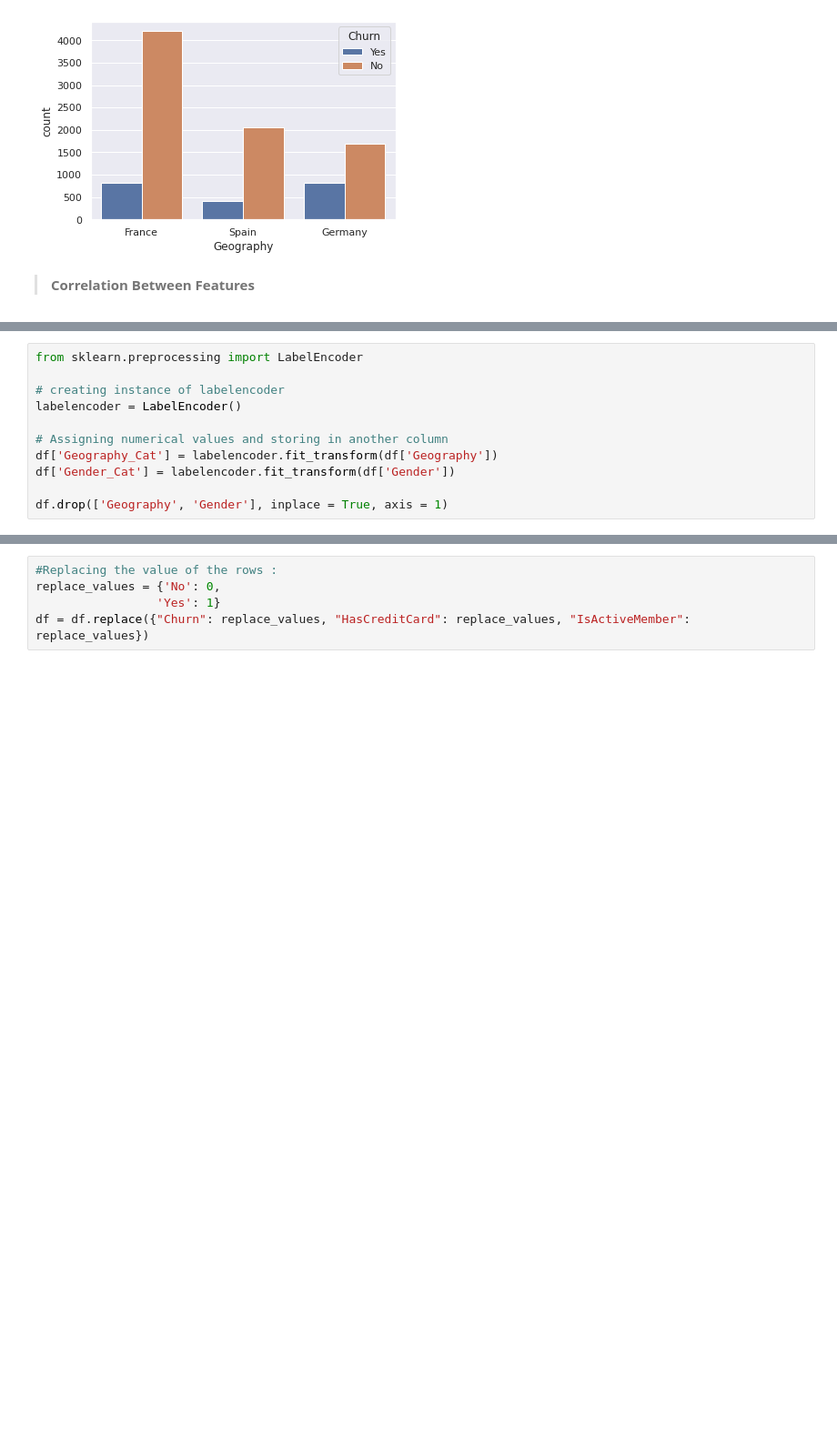
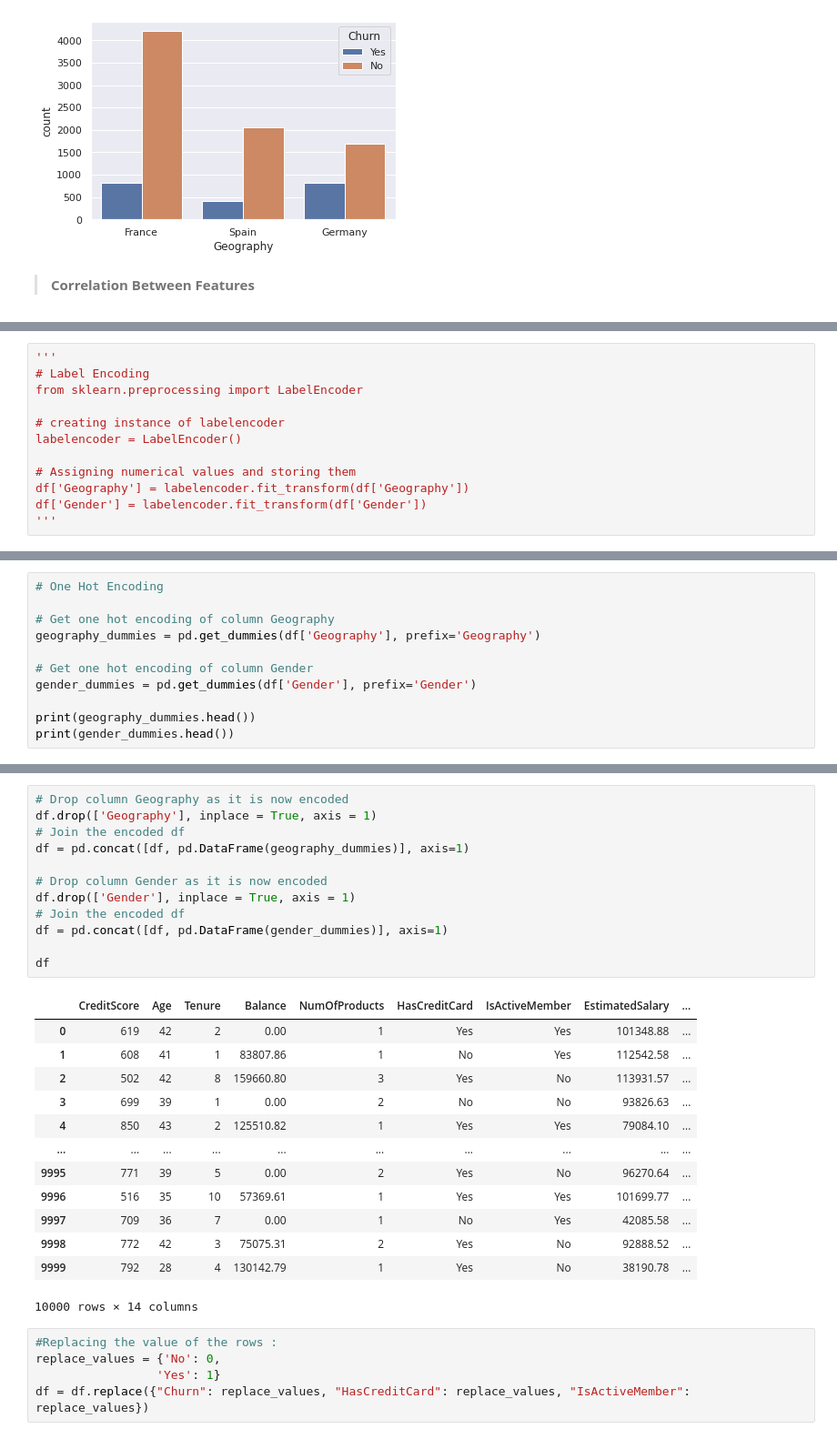
Before and after one commit to HoudaELB/Churn-Prediction-with-ML, a Jupyter notebook: Churn_Prediction.ipynb, the cells around one changed output, grey strips where cells are left out. Shown: that part at 91% size. Drawn from its saved outputs; the diff is of its cells as text; blank space fills up the shorter version.

Commit message:
One Hot Encoding + Model Selection

```diff
--- a/Churn_Prediction.ipynb
+++ b/Churn_Prediction.ipynb
@@ -231,11 +231,12 @@ sns.heatmap(df_corr.corr(), annot=True)
 # %%
+'''
+# Label Encoding
 from sklearn.preprocessing import LabelEncoder
 
 # creating instance of labelencoder
 labelencoder = LabelEncoder()
 
-# Assigning numerical values and storing in another column
-df['Geography_Cat'] = labelencoder.fit_transform(df['Geography'])
-df['Gender_Cat'] = labelencoder.fit_transform(df['Gender'])
-
-df.drop(['Geography', 'Gender'], inplace = True, axis = 1)
+# Assigning numerical values and storing them
+df['Geography'] = labelencoder.fit_transform(df['Geography'])
+df['Gender'] = labelencoder.fit_transform(df['Gender'])
+'''
@@ -241,0 +254,11 @@ df.drop(['Geography', 'Gender'], inplace = True, axis = 1)
+# %%
+# One Hot Encoding
+
+# Get one hot encoding of column Geography
+geography_dummies = pd.get_dummies(df['Geography'], prefix='Geography')
+
+# Get one hot encoding of column Gender
+gender_dummies = pd.get_dummies(df['Gender'], prefix='Gender')
+
+print(geography_dummies.head())
+print(gender_dummies.head())
@@ -242,3 +278,29 @@ df.drop(['Geography', 'Gender'], inplace = True, axis = 1)
+# %%
+# Drop column Geography as it is now encoded
+df.drop(['Geography'], inplace = True, axis = 1)
+# Join the encoded df
+df = pd.concat([df, pd.DataFrame(geography_dummies)], axis=1)
+
+# Drop column Gender as it is now encoded
+df.drop(['Gender'], inplace = True, axis = 1)
+# Join the encoded df
+df = pd.concat([df, pd.DataFrame(gender_dummies)], axis=1)
+
+df
+# %% [output]
+|  | CreditScore | Age | Tenure | Balance | NumOfProducts | HasCreditCard | IsActiveMember | EstimatedSalary | ... |
+| 0 | 619 | 42 | 2 | 0.00 | 1 | Yes | Yes | 101348.88 | ... |
+| 1 | 608 | 41 | 1 | 83807.86 | 1 | No | Yes | 112542.58 | ... |
+| 2 | 502 | 42 | 8 | 159660.80 | 3 | Yes | No | 113931.57 | ... |
+| 3 | 699 | 39 | 1 | 0.00 | 2 | No | No | 93826.63 | ... |
+| 4 | 850 | 43 | 2 | 125510.82 | 1 | Yes | Yes | 79084.10 | ... |
+| ... | ... | ... | ... | ... | ... | ... | ... | ... | ... |
+| 9995 | 771 | 39 | 5 | 0.00 | 2 | Yes | No | 96270.64 | ... |
+| 9996 | 516 | 35 | 10 | 57369.61 | 1 | Yes | Yes | 101699.77 | ... |
+| 9997 | 709 | 36 | 7 | 0.00 | 1 | No | Yes | 42085.58 | ... |
+| 9998 | 772 | 42 | 3 | 75075.31 | 2 | Yes | No | 92888.52 | ... |
+| 9999 | 792 | 28 | 4 | 130142.79 | 1 | Yes | No | 38190.78 | ... |
+10000 rows × 14 columns
 # %%
 #Replacing the value of the rows :
 replace_values = {'No': 0,
```
Also changed, not shown: parts of 26 cells of this notebook.
